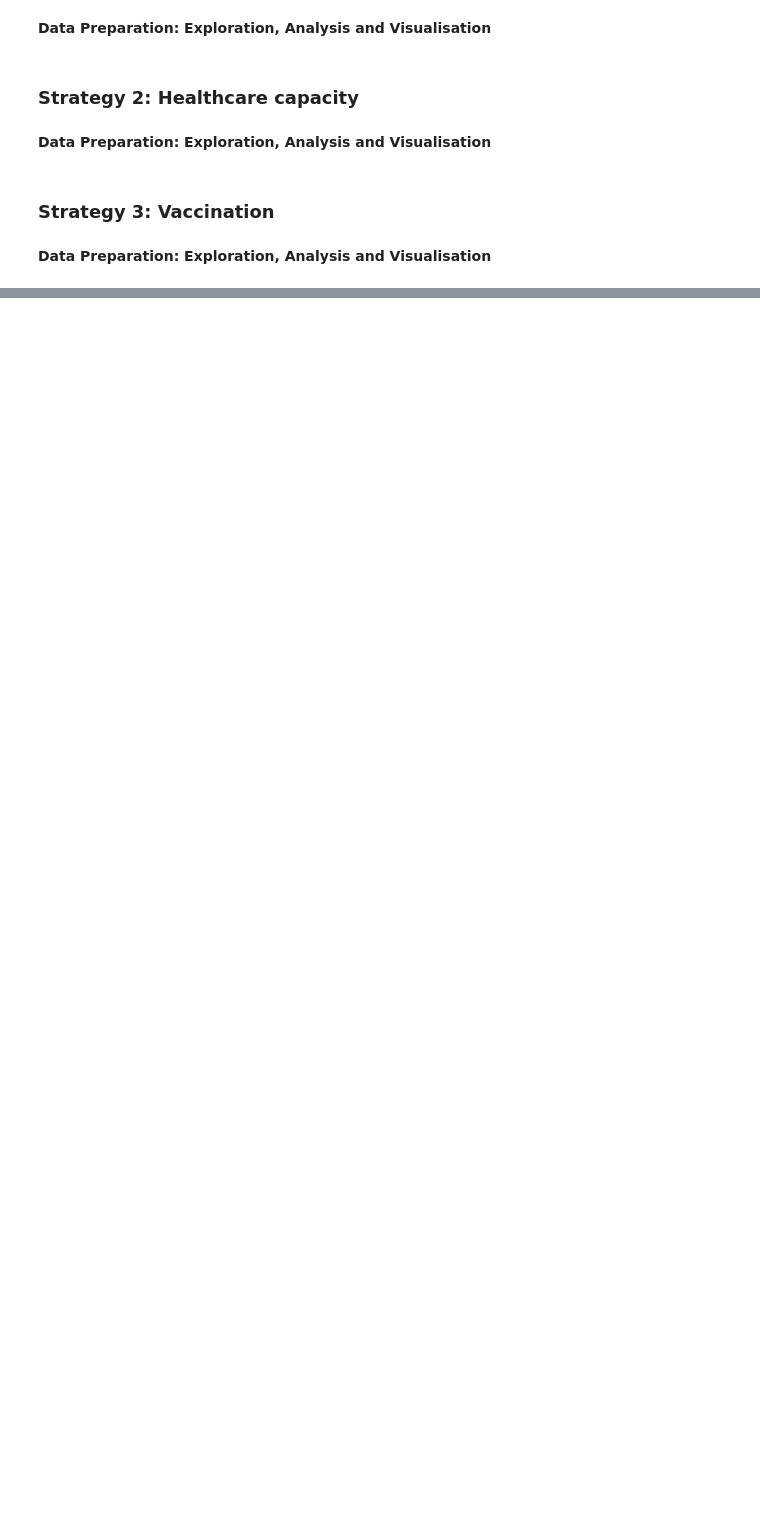
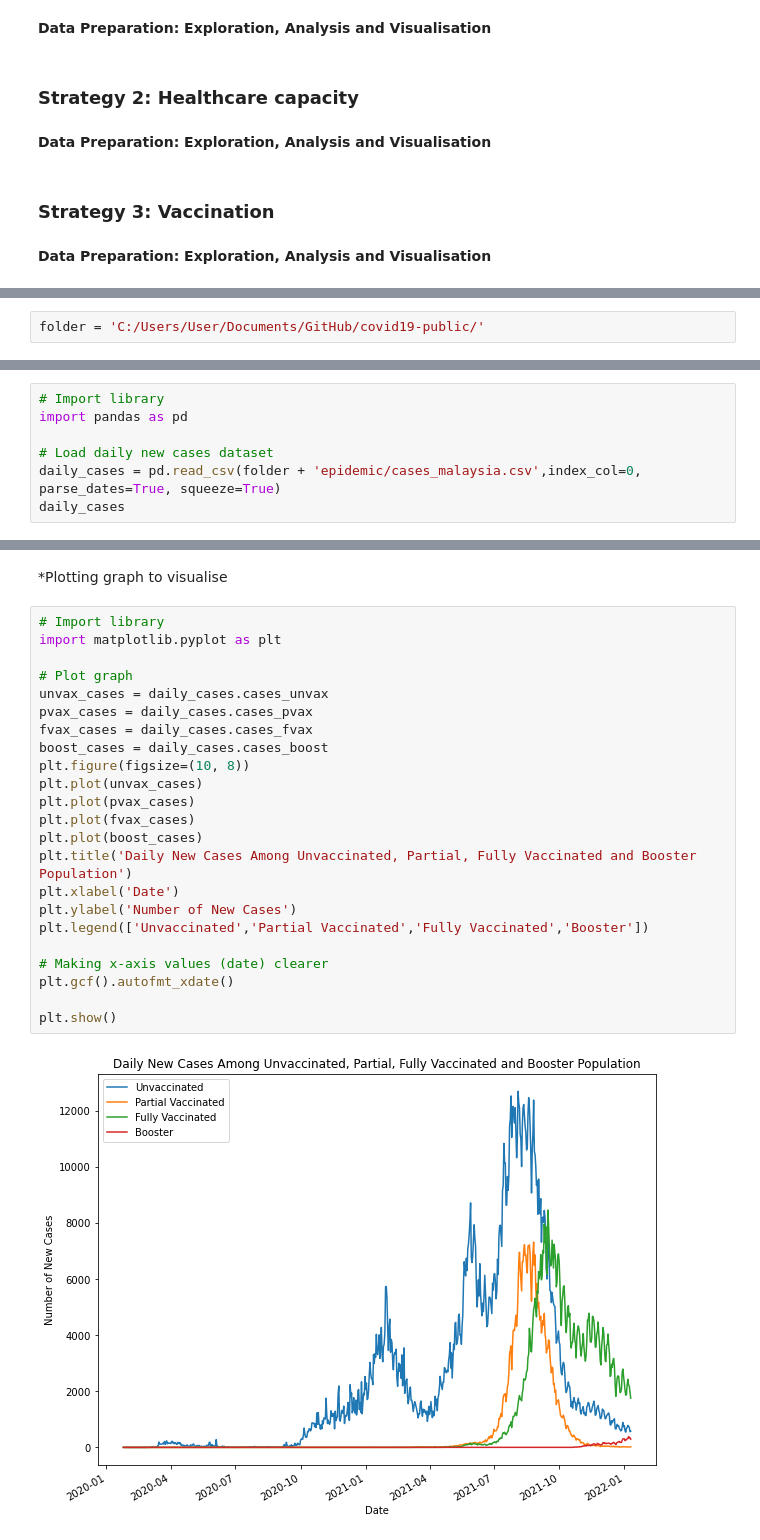
Before and after one commit to Karmen-Tee/covid19-public, a Jupyter notebook: Descriptive Analysis.ipynb, the cells around one changed output, grey strips where cells are left out. Saved outputs shown, nothing was run; the diff lists cells and outputs as text; blank space fills up the shorter version.

Commit message:
Data Exploration & Visualization on Daily New Cases for Vaccination

```diff
--- a/Descriptive Analysis.ipynb
+++ b/Descriptive Analysis.ipynb
@@ -14,0 +17,2 @@
+# %%
+folder = 'C:/Users/User/Documents/GitHub/covid19-public/'
@@ -14,0 +42,7 @@
+# %%
+# Import library
+import pandas as pd
+
+# Load daily new cases dataset
+daily_cases = pd.read_csv(folder + 'epidemic/cases_malaysia.csv',index_col=0, parse_dates=True, squeeze=True)
+daily_cases
@@ -14,0 +112,27 @@
+# %% [markdown]
+*Plotting graph to visualise
+# %%
+# Import library
+import matplotlib.pyplot as plt
+
+# Plot graph
+unvax_cases = daily_cases.cases_unvax
+pvax_cases = daily_cases.cases_pvax
+fvax_cases = daily_cases.cases_fvax
+boost_cases = daily_cases.cases_boost
+plt.figure(figsize=(10, 8))
+plt.plot(unvax_cases)
+plt.plot(pvax_cases)
+plt.plot(fvax_cases)
+plt.plot(boost_cases)
+plt.title('Daily New Cases Among Unvaccinated, Partial, Fully Vaccinated and Booster Population')
+plt.xlabel('Date')
+plt.ylabel('Number of New Cases')
+plt.legend(['Unvaccinated','Partial Vaccinated','Fully Vaccinated','Booster'])
+
+# Making x-axis values (date) clearer
+plt.gcf().autofmt_xdate()
+
+plt.show()
+# %% [output]
+[figure, added]
```
Also changed, not shown: parts of 9 cells of this notebook.
